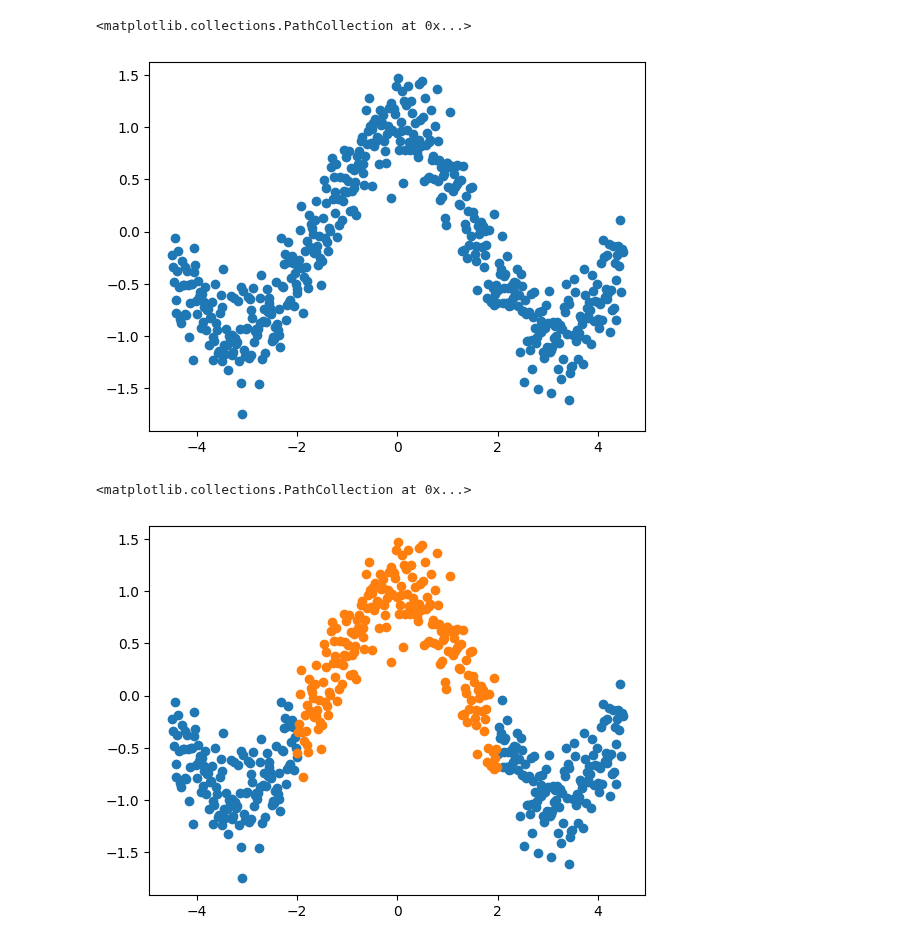
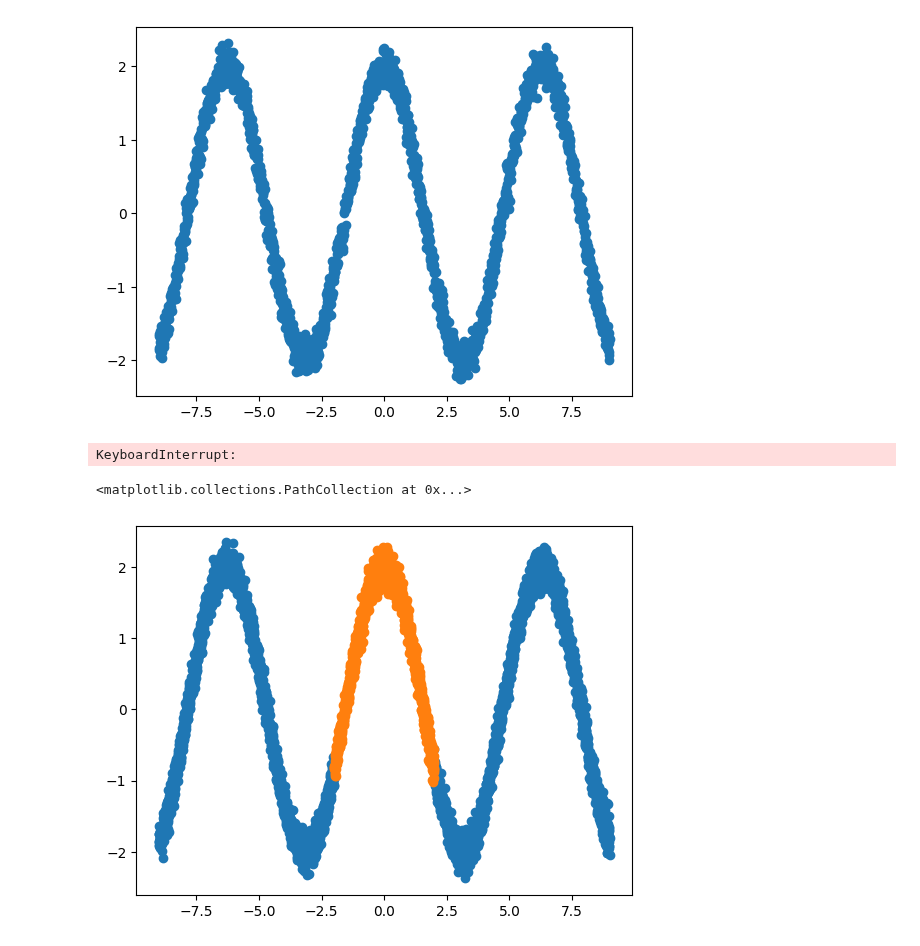
Before and after one commit to ElouanARGOUARCH/experiments, a Jupyter notebook: Untitled.ipynb, the cells around one changed output. Drawn from its saved outputs; the diff is of its cells as text; code cells hidden in the pictures.

```diff
--- a/Untitled.ipynb
+++ b/Untitled.ipynb
@@ -5,15 +151,50 @@ from markov_chain_monte_carlo import *
 # %%
-D_theta = torch.linspace(-4.5,4.5,500)
-D_x = torch.cos(D_theta) + 0.25 * torch.randn_like(D_theta)
-plt.scatter(D_theta, D_x)
+D_x = torch.linspace(-9,9,2000)
+D_y = 2*torch.cos(D_x) + 0.125 * torch.randn_like(D_x)
+plt.scatter(D_x, D_y)
+
+class Uniform:
+    def __init__(self, lower, upper):
+        self.p = upper.shape[0]
+        self.lower = lower
+        self.upper = upper
+        assert torch.sum(upper>lower) == self.p, 'upper bound should be greater or equal to lower bound'
+        self.log_scale = torch.log(self.upper - self.lower)
+        self.location = (self.upper + self.lower)/2
+
+    def log_prob(self, samples):
+        condition = ((samples > self.lower).sum(-1) == self.p) * ((samples < self.upper).sum(-1) == self.p)*1
+        inverse_condition = torch.logical_not(condition) * 1
+        true = -torch.logsumexp(self.log_scale, dim = -1) * condition
+        false = torch.nan_to_num(-torch.inf*inverse_condition, nan = 0)
+        return (true + false)
+
+    def sample(self, num_samples):
+        desired_size = num_samples.copy()
+        desired_size.append(self.p)
+        return self.lower.expand(desired_size) + torch.rand(desired_size)*torch.exp(self.log_scale.expand(desired_size))
 # %% [output]
-<matplotlib.collections.PathCollection at 0x...>
-[figure, old version]
+[figure, new version]
+# %%
+generative_model = ConditionalDIF(D_y.unsqueeze(-1),D_x.unsqueeze(-1),1,[64,64,64])
+generative_model.initialize_with_EM(50, verbose = True)
+generative_model.train(100,500,lr = 5e-3, verbose = True)
+generative_model.train(100,500,lr = 5e-4, verbose = True)
+generative_model.train(100,500,lr = 5e-5, verbose = True)
+plot_likelihood_function(generative_model.log_prob, range = ((-10,10), (-2.5,2.5)), bins = (200,200), levels = 10)
+# %% [output]
+KeyboardInterrupt:
 # %%
-mask = ~(~(torch.abs(D_x)>0.5)*~(torch.abs(D_theta)>2))
-mask = torch.abs(D_theta)>2
-plt.scatter(D_theta[mask], D_x[mask])
-plt.scatter(D_theta[~mask], D_x[~mask])
+window = 2
+D_x = torch.linspace(-9,9,5000)
+D_y = 2*torch.cos(D_x) + 0.125 * torch.randn_like(D_x)
+mask = torch.abs(D_x)>window
+x0 = D_x[~mask]
+y0 = D_y[~mask]
+D_x = D_x[mask]
+D_y = D_y[mask]
+plt.scatter(D_x, D_y)
+plt.scatter(x0, y0)
 # %% [output]
 <matplotlib.collections.PathCollection at 0x...>
-[figure, old version]
+[figure, new version]
```
Also changed, not shown: parts of 17 cells of this notebook, 13 other files.
